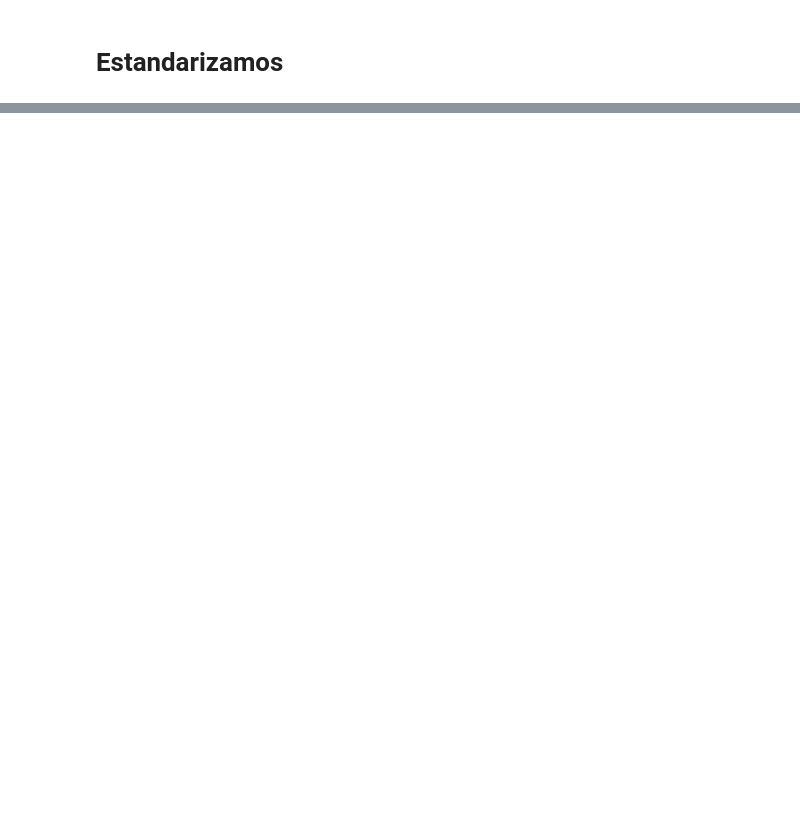
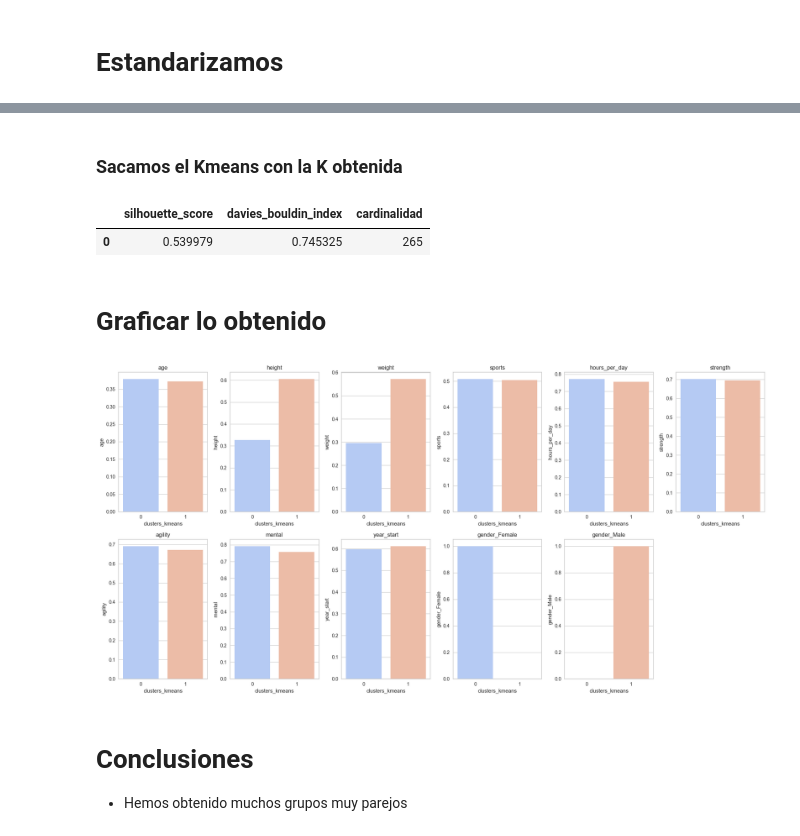
Before and after one commit to apelsito/laboratorio-modulo9-clustering, a Jupyter notebook: jupyter/Modelo 3/laboratorio-clustering.ipynb, the cells around one changed output, grey strips where cells are left out. Saved outputs shown, nothing was run; the diff lists cells and outputs as text; code cells hidden in the pictures; blank space fills up the shorter version.

```diff
--- a/jupyter/laboratorio-clustering.ipynb
+++ b/jupyter/Modelo 3/laboratorio-clustering.ipynb
@@ -341,0 +376,28 @@ df_encoded
+# %% [markdown]
+### Sacamos el Kmeans con la K obtenida
+# %%
+df, labels = kmeans.modelo_kmeans(df,2)
+kmeans = sc.Clustering(df)
+kmeans.calcular_metricas(labels)
+# %% [output]
+|  | silhouette_score | davies_bouldin_index | cardinalidad |
+| 0 | 0.539979 | 0.745325 | 265 |
+# %% [markdown]
+# Graficar lo obtenido
+# %%
+columnas_plot = df.columns.drop("clusters_kmeans")
+
+fig, axes = plt.subplots(nrows=2,ncols=math.ceil(len(columnas_plot)/2),figsize = (20,10))
+axes = axes.flat
+
+for indice, columna in enumerate(columnas_plot):
+    df_group = df.groupby("clusters_kmeans")[columna].mean().reset_index()
+    sns.barplot(x="clusters_kmeans", y = columna, data = df_group,ax=axes[indice],palette="coolwarm")
+    axes[indice].set_title(columna)
+plt.tight_layout()
+fig.delaxes(axes[-1])
+# %% [output]
+[figure, added]
+# %% [markdown]
+# Conclusiones
+- Hemos obtenido muchos grupos muy parejos
```
Also changed, not shown: parts of 19 cells of this notebook, 8 other files.
